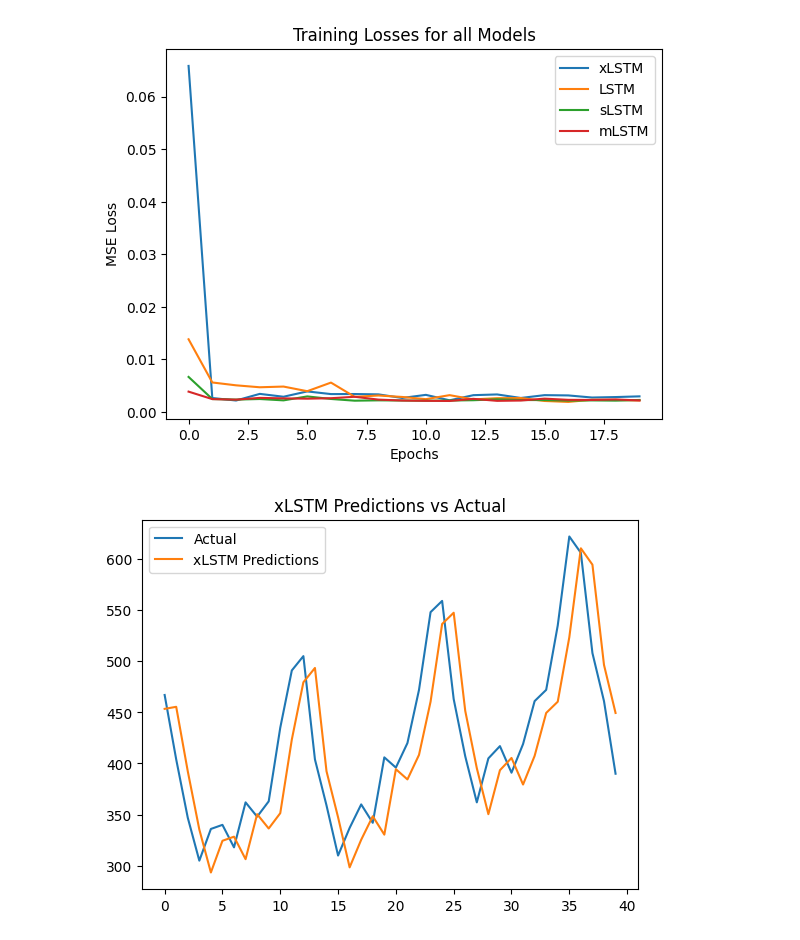
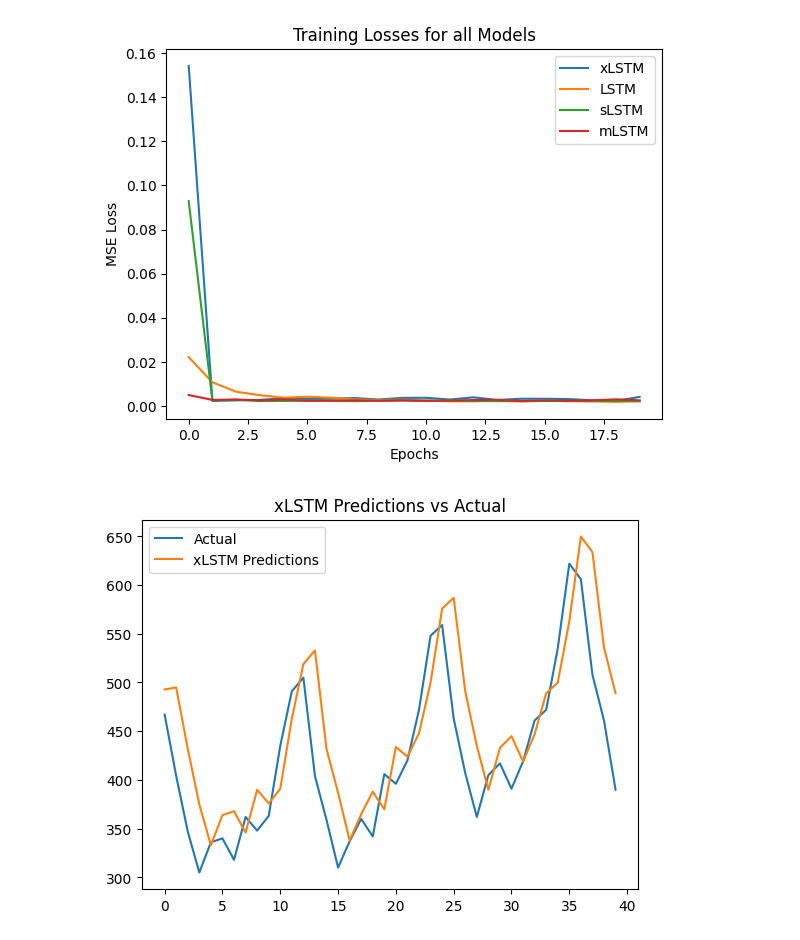
Before and after one commit to akaashdash/xlstm, a Jupyter notebook: examples/AirPassengers.ipynb, the cells around one changed output. Saved outputs shown, nothing was run; the diff lists cells and outputs as text; code cells hidden in the pictures.

Commit message:
change from hidden size to head size, attend to full input

```diff
--- a/examples/AirPassengers.ipynb
+++ b/examples/AirPassengers.ipynb
@@ -68,16 +68,16 @@ test_loader = DataLoader(test_dataset, batch_size=batch_size, shuffle=False)
 
 # Model hyperparameters
 input_size = 1
-hidden_size = 32
-num_heads = 1
+head_size = 32
+num_heads = 2
 
 
 # Define models
 models = {
-    "xLSTM": xLSTM(input_size, hidden_size, num_heads, batch_first=True, layers='msm'),
-    "LSTM": nn.LSTM(input_size, hidden_size, batch_first=True, proj_size=input_size),
-    "sLSTM": sLSTM(input_size, hidden_size, num_heads, batch_first=True),
-    "mLSTM": mLSTM(input_size, hidden_size, num_heads, batch_first=True)
+    "xLSTM": xLSTM(input_size, head_size, num_heads, batch_first=True, layers='msm'),
+    "LSTM": nn.LSTM(input_size, head_size, batch_first=True, proj_size=input_size),
+    "sLSTM": sLSTM(input_size, head_size, num_heads, batch_first=True),
+    "mLSTM": mLSTM(input_size, head_size, num_heads, batch_first=True)
 }
 
 # Training process
@@ -175,2 +175,2 @@ plt.show()
-[figure, old version]
+[figure, new version]
-[figure, old version]
+[figure, new version]
```
Also changed, not shown: parts of 1 cell of this notebook, 2 other files.
